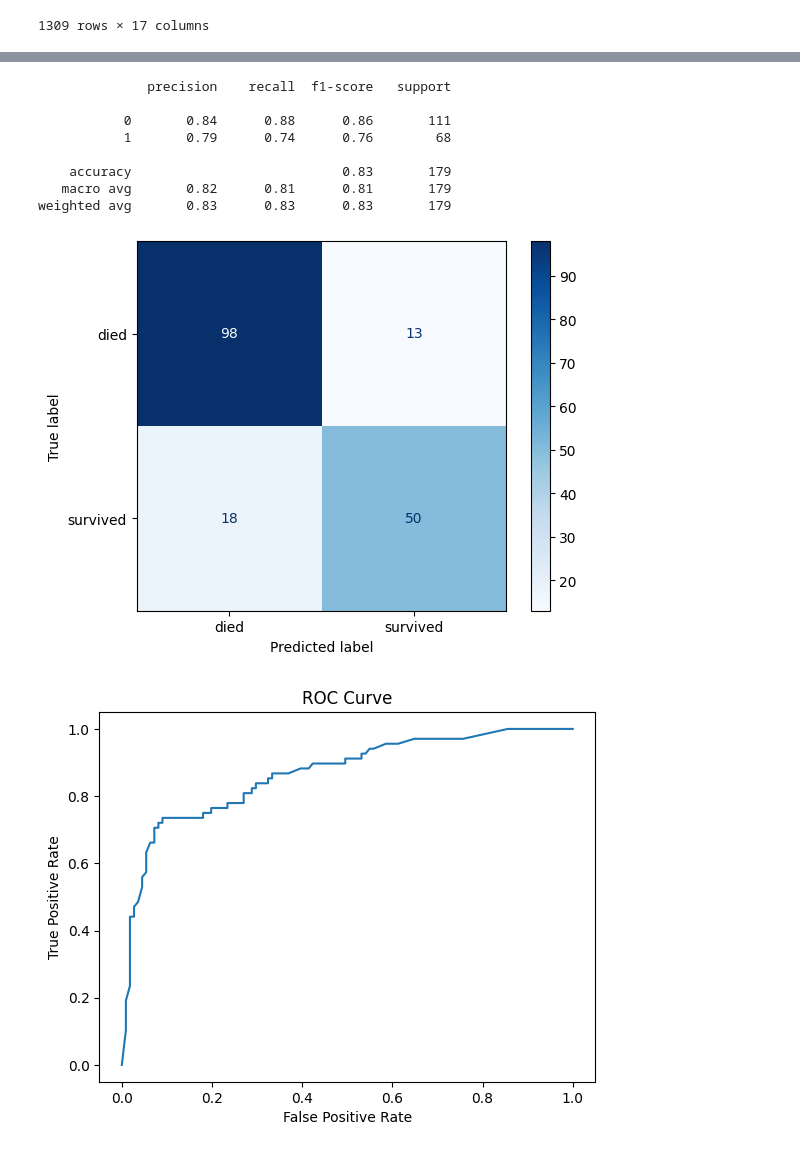
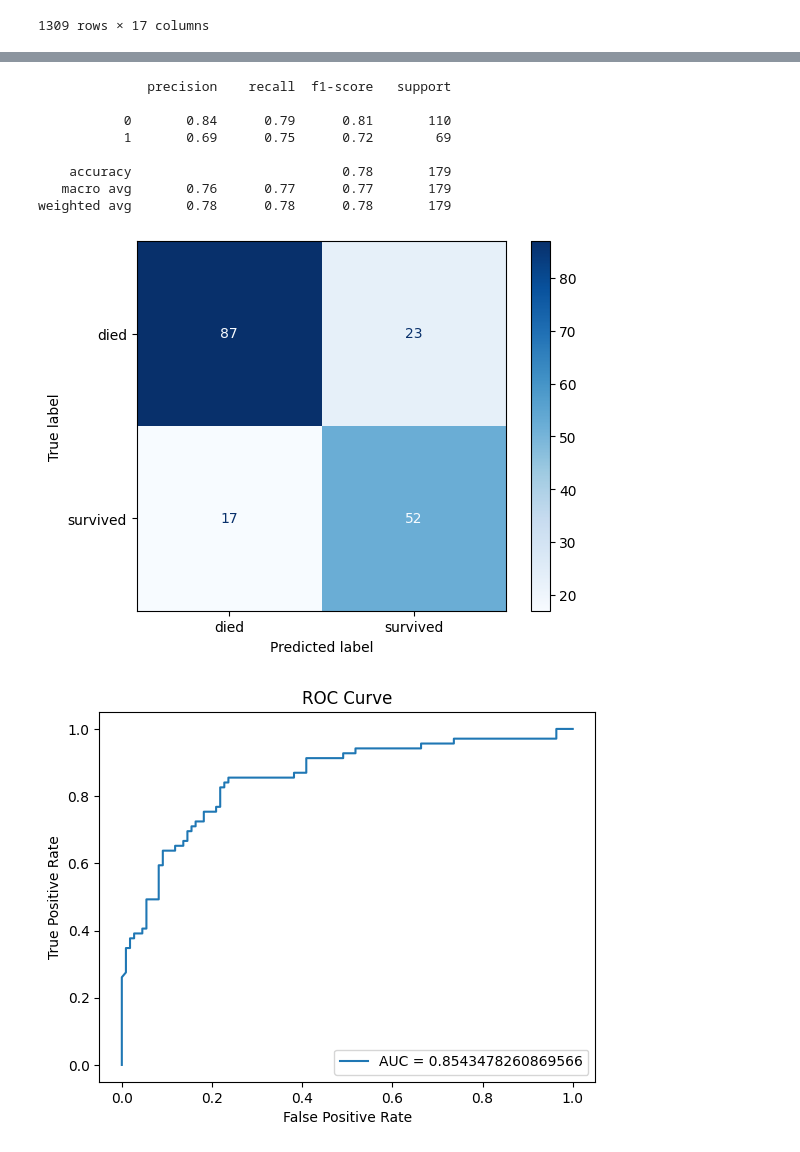
Before and after one commit to AlexanderDBell/TheDeveloperAcademy-Bootcamp, a Jupyter notebook: 7. Logistic Regression/logistic_regression.ipynb, the cells around one changed output, grey strips where cells are left out. Saved outputs shown, nothing was run; the diff lists cells and outputs as text; code cells hidden in the pictures.

Commit message:
Added visualisation

```diff
--- a/7. Logistic Regression/logistic_regression.ipynb
+++ b/7. Logistic Regression/logistic_regression.ipynb
@@ -26,6 +26,6 @@ all_df
 # %%
 from sklearn.preprocessing import PowerTransformer
-from sklearn.linear_model import LinearRegression
+from sklearn.ensemble import RandomForestRegressor
 
 temp_df = all_df.copy()
 
@@ -36,9 +36,9 @@ transformer = PowerTransformer()
 
 X_train = fare_inlier[['Pclass', 'SibSp', 'Parch']]
 X_test = fare_outlier[['Pclass', 'SibSp', 'Parch']]
-y_train = transformer.fit_transform(fare_inlier.Fare.values.reshape(-1,1))
+y_train = transformer.fit_transform(fare_inlier.Fare.values.reshape(-1,1)).ravel()
 
-fare_model = LinearRegression()
+fare_model = RandomForestRegressor()
 fare_model.fit(X_train, y_train)
 
 y_pred = fare_model.predict(X_test)
@@ -96,7 +96,7 @@ temp_df = all_df.copy()
 embarked_inlier = all_df[~all_df['Embarked'].isna()]
 embarked_outlier = all_df[all_df['Embarked'].isna()]
 
-X_names = [*sex_encoder.get_feature_names_out(), 'Pclass', 'SibSp', 'Parch', 'Fare']
+X_names = ['Pclass', 'SibSp', 'Parch', 'Fare']
 X_train = embarked_inlier[X_names]
 X_test = embarked_outlier[X_names]
 y_train = embarked_inlier['Embarked'].values
@@ -191,44 +264,57 @@ test_df = all_df.iloc[891:].reset_index(drop=True).drop('Survived', axis=1)
+# %%
+from sklearn.model_selection import train_test_split
+from sklearn.preprocessing import StandardScaler
+
+scaler = StandardScaler()
+scaled = scaler.fit_transform(train_df[['Pclass', 'Age', 'SibSp', 'Parch', 'Fare']])
+scaled_df = pd.DataFrame(np.hstack((scaled, train_df[['Sex_female', 'Embarked_C', 'Embarked_Q']])),
+                         columns=[*scaler.feature_names_in_, 'Sex_female', 'Embarked_C', 'Embarked_Q'])
+
+X = scaled_df
+y = train_df['Survived'].values
+
+X_train, X_test, y_train, y_test = train_test_split(X, y, test_size=0.2, stratify=y)
 # %%
-from sklearn.ensemble import RandomForestClassifier
-from sklearn.model_selection import train_test_split
+from sklearn.linear_model import LogisticRegression
 from sklearn import metrics
 
-X = train_df[['Pclass', 'Age', 'SibSp', 'Parch', 'Fare', 'Sex_female', 'Sex_male', 'Embarked_C', 'Embarked_Q', 'Embarked_S']]
-y = train_df['Survived'].values
-
-X_train, X_test, y_train, y_test = train_test_split(X, y, test_size=0.2)
-
-logistic_model = RandomForestClassifier(class_weight='balanced_subsample')
+logistic_model = LogisticRegression(max_iter=1000, class_weight='balanced')
 logistic_model.fit(X_train, y_train)
 
 y_pred = logistic_model.predict(X_test)
 y_proba = logistic_model.predict_proba(X_test)
 
 print(metrics.classification_report(y_test, y_pred))
 
 confusion_matrix = metrics.confusion_matrix(y_test, y_pred, labels=logistic_model.classes_)
 display = metrics.ConfusionMatrixDisplay(confusion_matrix, display_labels=logistic_model.classes_)
 display.plot(cmap='Blues')
 x_locs, _ = plt.xticks()
 y_locs, _ = plt.yticks()
 plt.xticks(x_locs, ['died', 'survived'])
 plt.yticks(y_locs, ['died', 'survived'])
 plt.show()
 
 fpr, tpr, _ = metrics.roc_curve(y_test, y_proba[:,1])
-plt.plot(fpr, tpr)
+auc = metrics.roc_auc_score(y_test, y_proba[:,1])
+plt.plot(fpr, tpr, label = f'AUC = {auc}')
 plt.xlabel('False Positive Rate')
 plt.ylabel('True Positive Rate')
 plt.title('ROC Curve')
+plt.legend(loc='lower right')
 plt.show()
+
+feature_importance = pd.Series(data=np.abs(logistic_model.coef_[0]), index=logistic_model.feature_names_in_).sort_values()
+plt.barh(y=feature_importance.index, width=feature_importance)
+plt.show()
 # %% [output]
               precision    recall  f1-score   support
 
-           0       0.84      0.88      0.86       111
-           1       0.79      0.74      0.76        68
+           0       0.84      0.79      0.81       110
+           1       0.69      0.75      0.72        69
 
-    accuracy                           0.83       179
-   macro avg       0.82      0.81      0.81       179
-weighted avg       0.83      0.83      0.83       179
+    accuracy                           0.78       179
+   macro avg       0.76      0.77      0.77       179
+weighted avg       0.78      0.78      0.78       179
-[figure, old version]
+[figure, new version]
-[figure, old version]
+[figure, new version]
```
Also changed, not shown: parts of 15 cells of this notebook.
